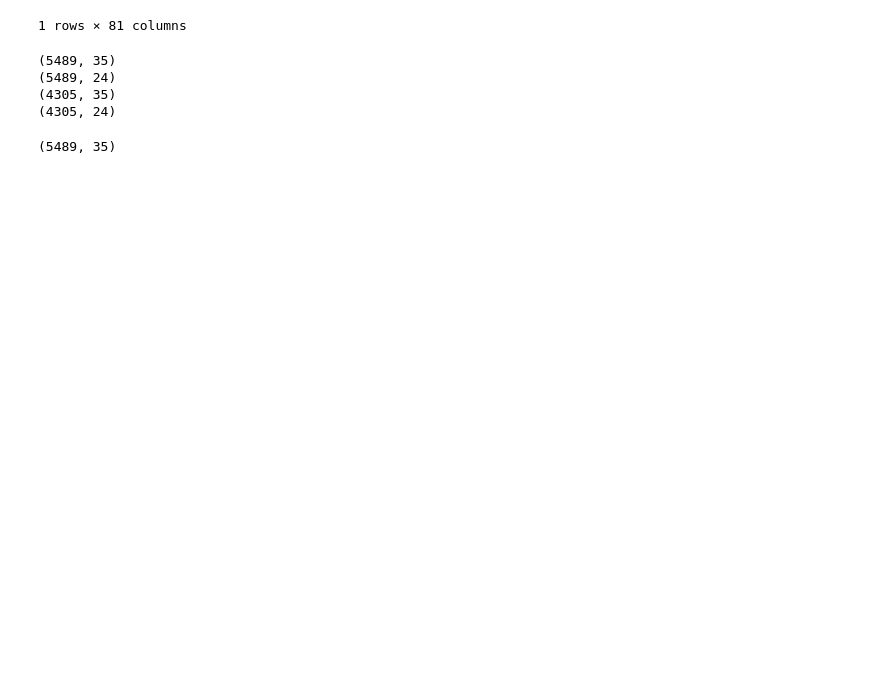
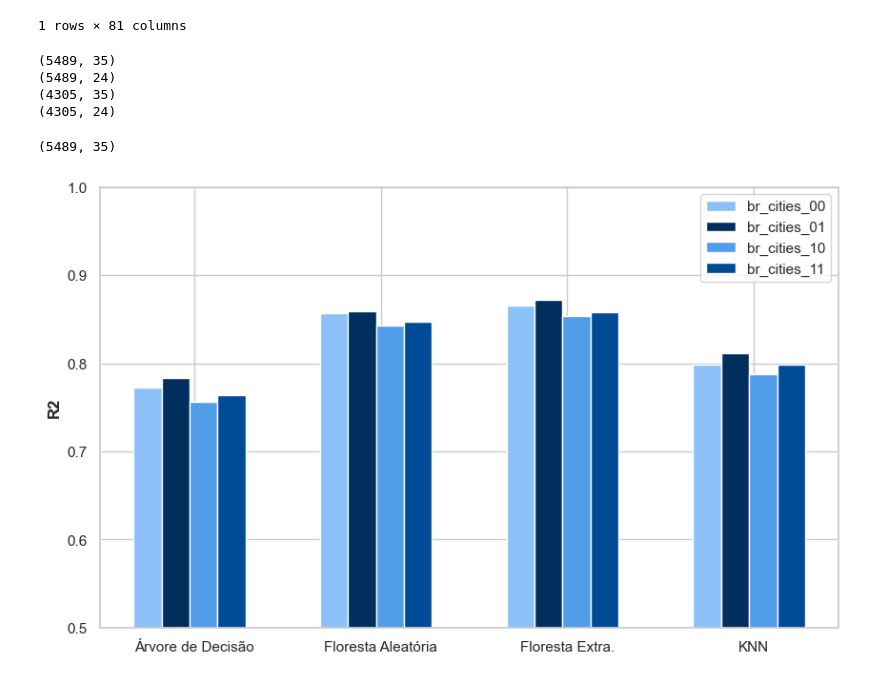
Before and after one commit to andrade-paulo/MachineLearning, a Jupyter notebook: T2/sandbox.ipynb, the cells around one changed output. Saved outputs shown, nothing was run; the diff lists cells and outputs as text; code cells hidden in the pictures; blank space fills up the shorter version.

```diff
--- a/T2/sandbox.ipynb
+++ b/T2/sandbox.ipynb
@@ -48,3 +48,48 @@ print(data11.shape)
 without_pca.shape
 # %% [output]
 (5489, 35)
+# %%
+res = pd.read_csv('results.csv', sep=';', encoding='utf-8')
+res.head()
+
+# Multiple bars plot
+
+# X = Algoritmo
+# Bars: br_cities_00; br_cities_01; br_cities_10; br_cities_11
+
+import matplotlib.pyplot as plt
+
+plt.figure(figsize=(10, 6))
+
+# set width of bar
+barWidth = 0.15
+
+# set height of bar
+bars1 = res['br_cities_00']
+bars2 = res['br_cities_01']
+bars3 = res['br_cities_10']
+bars4 = res['br_cities_11']
+
+# Set position of bar on X axis
+r1 = np.arange(len(bars1))
+r2 = [x + barWidth for x in r1]
+r3 = [x + barWidth for x in r2]
+r4 = [x + barWidth for x in r3]
+
+# Make the plot
+plt.bar(r1, bars1, width=barWidth, label='br_cities_00', color='#8BC1F7')
+plt.bar(r2, bars2, width=barWidth, label='br_cities_01', color='#002F5D')
+plt.bar(r3, bars3, width=barWidth, label='br_cities_10', color='#519DE9')
+plt.bar(r4, bars4, width=barWidth, label='br_cities_11', color='#004B95')
+
+# Add xticks on the middle of the group bars
+plt.ylabel('R2', fontweight='bold')
+plt.xticks([r + barWidth + 0.08 for r in range(len(bars1))], res['Algoritmo'])
+
+plt.ylim(0.5, 1)
+
+# Create legend & Show graphic
+plt.legend()
+plt.show()
+# %% [output]
+[figure, added]
```
Also changed, not shown: 6 other files.
